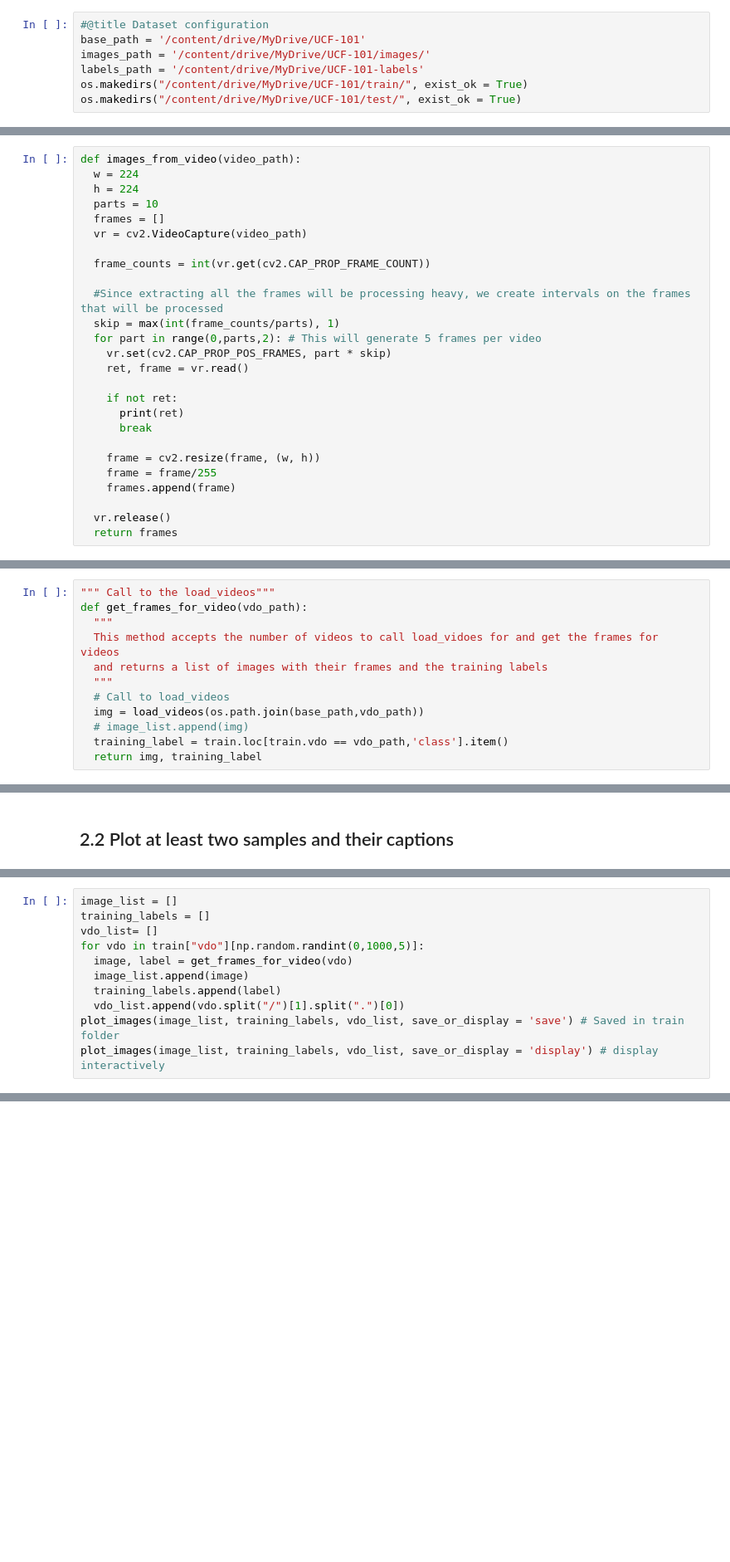
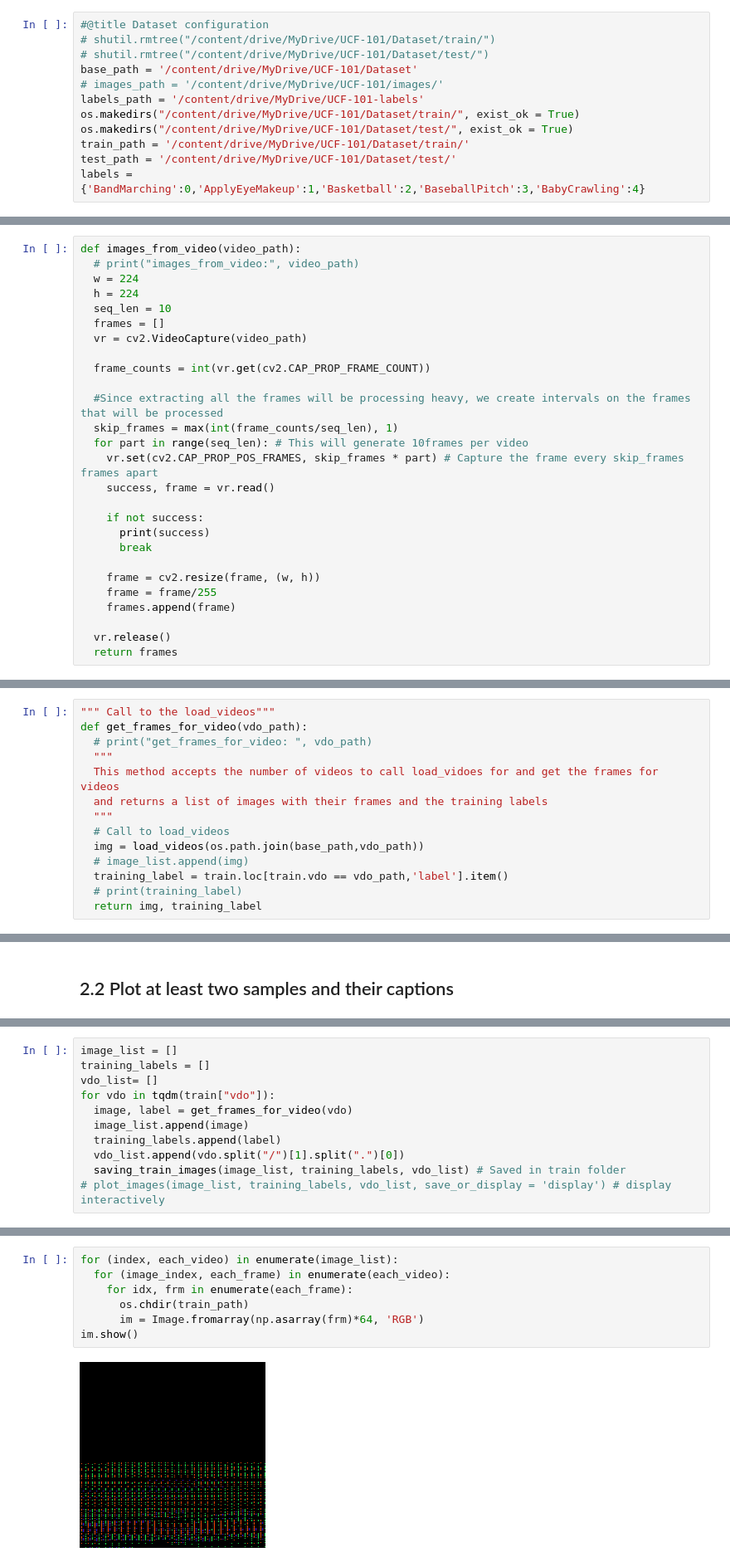
Before and after one commit to hemant-chapa23/ActivityDetector, a Jupyter notebook: DL_Assignment_2_Draft.ipynb, the cells around one changed output, grey strips where cells are left out. Shown at 83% size. Drawn from its saved outputs; the diff is of its cells as text; blank space fills up the shorter version.

```diff
--- a/DL_Assignment_2_Draft.ipynb
+++ b/DL_Assignment_2_Draft.ipynb
@@ -33,8 +59,13 @@ NVIDIA-SMI has failed because it couldn't communicate with the NVIDIA driver. Ma
 # %%
 #@title Dataset configuration
-base_path = '/content/drive/MyDrive/UCF-101'
-images_path = '/content/drive/MyDrive/UCF-101/images/'
+# shutil.rmtree("/content/drive/MyDrive/UCF-101/Dataset/train/")
+# shutil.rmtree("/content/drive/MyDrive/UCF-101/Dataset/test/")
+base_path = '/content/drive/MyDrive/UCF-101/Dataset'
+# images_path = '/content/drive/MyDrive/UCF-101/images/'
 labels_path = '/content/drive/MyDrive/UCF-101-labels'
-os.makedirs("/content/drive/MyDrive/UCF-101/train/", exist_ok = True)
-os.makedirs("/content/drive/MyDrive/UCF-101/test/", exist_ok = True)
+os.makedirs("/content/drive/MyDrive/UCF-101/Dataset/train/", exist_ok = True)
+os.makedirs("/content/drive/MyDrive/UCF-101/Dataset/test/", exist_ok = True)
+train_path = '/content/drive/MyDrive/UCF-101/Dataset/train/'
+test_path = '/content/drive/MyDrive/UCF-101/Dataset/test/'
+labels = {'BandMarching':0,'ApplyEyeMakeup':1,'Basketball':2,'BaseballPitch':3,'BabyCrawling':4}
 # %%
@@ -93,22 +172,23 @@ TODO:
 - Mention why the framing has to be done
 # %%
 def images_from_video(video_path):
+  # print("images_from_video:", video_path)
   w = 224
   h = 224
-  parts = 10
+  seq_len = 10
   frames = []
   vr = cv2.VideoCapture(video_path)
 
   frame_counts = int(vr.get(cv2.CAP_PROP_FRAME_COUNT))
 
   #Since extracting all the frames will be processing heavy, we create intervals on the frames that will be processed
-  skip = max(int(frame_counts/parts), 1)
-  for part in range(0,parts,2): # This will generate 5 frames per video
-    vr.set(cv2.CAP_PROP_POS_FRAMES, part * skip)
-    ret, frame = vr.read()
+  skip_frames = max(int(frame_counts/seq_len), 1)
+  for part in range(seq_len): # This will generate 10frames per video
+    vr.set(cv2.CAP_PROP_POS_FRAMES, skip_frames * part) # Capture the frame every skip_frames frames apart
+    success, frame = vr.read()
 
-    if not ret:
-      print(ret)
+    if not success:
+      print(success)
       break
 
     frame = cv2.resize(frame, (w, h))
@@ -129,6 +210,7 @@ def load_videos(video_path):
 # %%
 """ Call to the load_videos"""
 def get_frames_for_video(vdo_path):
+  # print("get_frames_for_video: ", vdo_path)
   """
   This method accepts the number of videos to call load_vidoes for and get the frames for videos
   and returns a list of images with their frames and the training labels
@@ -136,5 +218,6 @@ def get_frames_for_video(vdo_path):
   # Call to load_videos
   img = load_videos(os.path.join(base_path,vdo_path))
   # image_list.append(img)
-  training_label = train.loc[train.vdo == vdo_path,'class'].item()
+  training_label = train.loc[train.vdo == vdo_path,'label'].item()
+  # print(training_label)
   return img, training_label
@@ -170,11 +276,11 @@ def plot_images(image_list,train_label,video_list= [], save_or_display = 'displa
 image_list = []
 training_labels = []
 vdo_list= []
-for vdo in train["vdo"][np.random.randint(0,1000,5)]:
+for vdo in tqdm(train["vdo"]):
   image, label = get_frames_for_video(vdo)
   image_list.append(image)
   training_labels.append(label)
   vdo_list.append(vdo.split("/")[1].split(".")[0])
-plot_images(image_list, training_labels, vdo_list, save_or_display = 'save') # Saved in train folder
-plot_images(image_list, training_labels, vdo_list, save_or_display = 'display') # display interactively
+  saving_train_images(image_list, training_labels, vdo_list) # Saved in train folder
+# plot_images(image_list, training_labels, vdo_list, save_or_display = 'display') # display interactively
 # %% [output]
@@ -181,0 +291,9 @@ plot_images(image_list, training_labels, vdo_list, save_or_display = 'display')
+# %%
+for (index, each_video) in enumerate(image_list):
+  for (image_index, each_frame) in enumerate(each_video):
+    for idx, frm in enumerate(each_frame):
+      os.chdir(train_path)
+      im = Image.fromarray(np.asarray(frm)*64, 'RGB')
+im.show()
+# %% [output]
+[figure, added]
```
Also changed, not shown: parts of 24 cells of this notebook.
